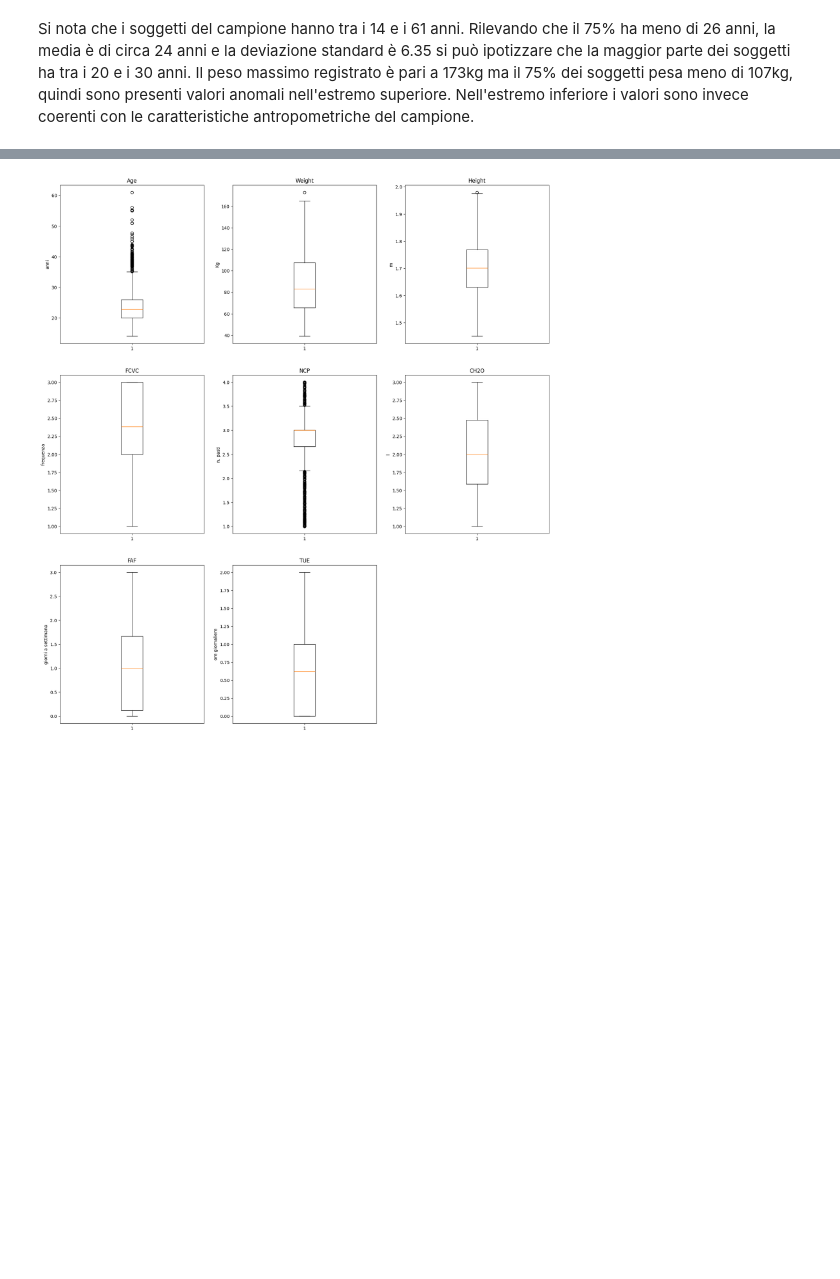
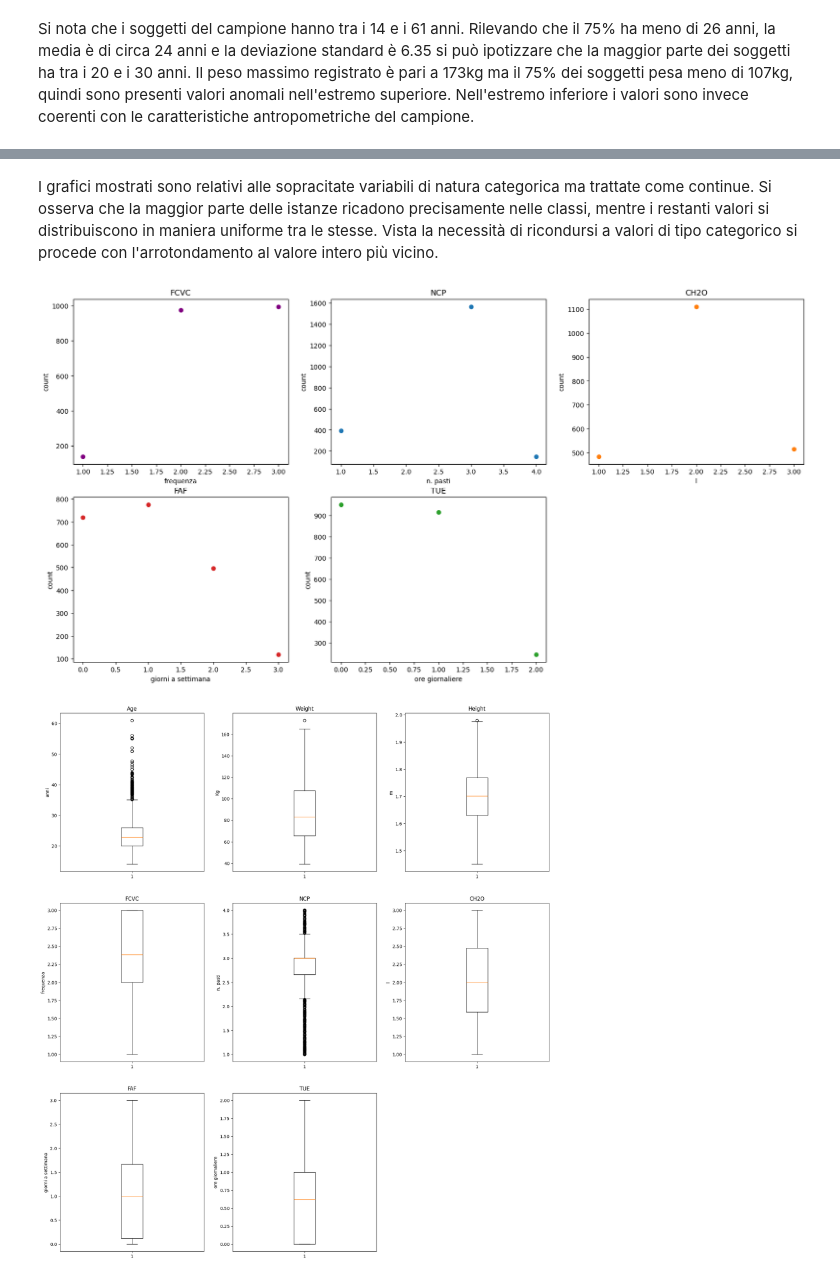
Before and after one commit to LorenzoColletta/DataIntensive, a Jupyter notebook: Data_Intensive_Project.ipynb, the cells around one changed output, grey strips where cells are left out. Cells and saved outputs as stored; diff of their text form; code cells hidden in the pictures; blank space fills up the shorter version.

```diff
--- a/Data_Intensive_Project.ipynb
+++ b/Data_Intensive_Project.ipynb
@@ -247,3 +262,54 @@ plt.show()
+# %% [markdown]
+I grafici mostrati sono relativi alle sopracitate variabili di natura categorica ma trattate come continue. Si osserva che la maggior parte delle istanze ricadono precisamente nelle classi, mentre i restanti valori si distribuiscono in maniera uniforme tra le stesse.
+Vista la necessità di ricondursi a valori di tipo categorico si procede con l'arrotondamento al valore intero più vicino.
+# %%
+obesity_row_data['NCP'] = obesity_row_data['NCP'].apply(lambda x: 1 if 1 <= x < 2 else (3 if 2 <= x < 3.5 else round(x))).astype(int)
+obesity_row_data['FCVC'] = obesity_row_data['FCVC'].round().astype(int)
+obesity_row_data['CH2O'] = obesity_row_data['CH2O'].round().astype(int)
+obesity_row_data['FAF'] = obesity_row_data['FAF'].round().astype(int)
+obesity_row_data['TUE'] = obesity_row_data['TUE'].round().astype(int)
+
+plt.figure(figsize=(20, 10))
+plt.subplot(2, 3, 1)
+plt.title('FCVC')
+fcvc = obesity_row_data["FCVC"].value_counts()
+plt.scatter(fcvc.keys(), fcvc.values, color="purple")
+#plt.xlim(2,3)
+plt.ylabel('count')
+plt.xlabel('frequenza')
+
+plt.subplot(2, 3, 2)
+plt.title('NCP')
+ncp = obesity_row_data["NCP"].value_counts()
+plt.scatter(ncp.keys(), ncp.values)
+plt.ylabel('count')
+plt.xlabel('n. pasti')
+
+
+plt.subplot(2, 3, 3)
+plt.title('CH2O')
+ch2o = obesity_row_data["CH2O"].value_counts()
+plt.scatter(ch2o.keys(), ch2o.values, color="tab:orange")
+plt.ylabel('count')
+plt.xlabel('l')
+
+plt.subplot(2, 3, 4)
+plt.title('FAF')
+faf = obesity_row_data["FAF"].value_counts()
+plt.scatter(faf.keys(), faf.values, color="tab:red")
+plt.ylabel('count')
+plt.xlabel('giorni a settimana')
+
+plt.subplot(2, 3, 5)
+plt.title('TUE')
+tue = obesity_row_data["TUE"].value_counts()
+plt.scatter(tue.keys(), tue.values, color="tab:green")
+plt.ylabel('count')
+plt.xlabel('ore giornaliere')
+
+plt.show()
+# %% [output]
+[figure, added]
 # %%
 plt.figure(figsize=(20, 30))
 
```
Also changed, not shown: parts of 4 cells of this notebook.
